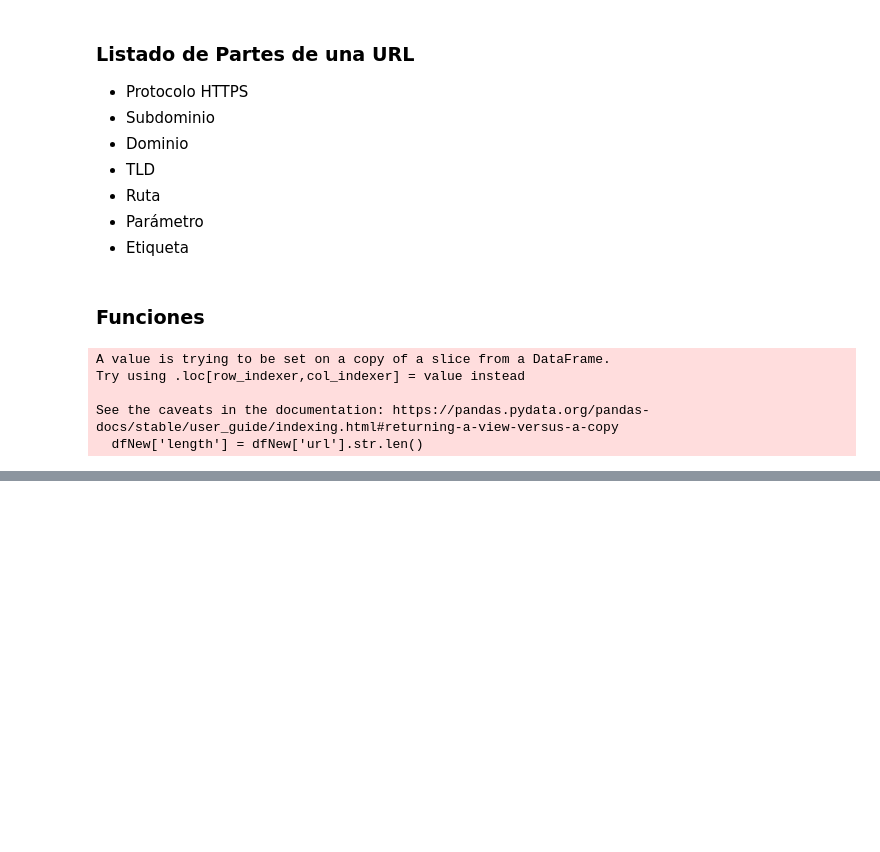
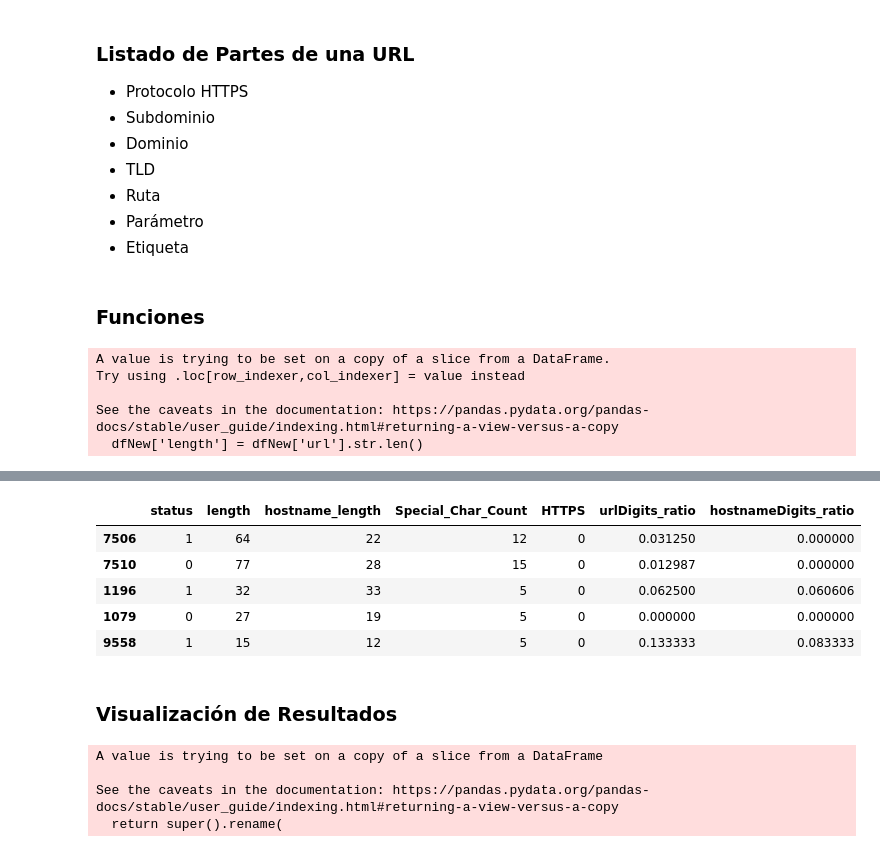
Before and after one commit to JavierCotto5201/LAB1_SDS, a Jupyter notebook: Laoratorio 1.ipynb, the cells around one changed output, grey strips where cells are left out. Cells and saved outputs as stored; diff of their text form; code cells hidden in the pictures; blank space fills up the shorter version.

```diff
--- a/Laoratorio 1.ipynb
+++ b/Laoratorio 1.ipynb
@@ -230,0 +224,3 @@ dfNew.sample(5)
+# %%
+dfNew['status'] = df['status'].replace(['legitimate', 'phishing'], ['0', '1'])
+dfNew.drop(['url'], axis=1, inplace=True)
@@ -230,0 +237,21 @@ dfNew.sample(5)
+# %%
+dfNew.sample(5)
+# %% [output]
+|  | status | length | hostname_length | Special_Char_Count | HTTPS | urlDigits_ratio | hostnameDigits_ratio |
+| 7506 | 1 | 64 | 22 | 12 | 0 | 0.031250 | 0.000000 |
+| 7510 | 0 | 77 | 28 | 15 | 0 | 0.012987 | 0.000000 |
+| 1196 | 1 | 32 | 33 | 5 | 0 | 0.062500 | 0.060606 |
+| 1079 | 0 | 27 | 19 | 5 | 0 | 0.000000 | 0.000000 |
+| 9558 | 1 | 15 | 12 | 5 | 0 | 0.133333 | 0.083333 |
+# %% [markdown]
+### Visualización de Resultados
+# %%
+from ydata_profiling import ProfileReport
+
+profile = ProfileReport(dfNew, title="Detecting Pishing in URLs")
+profile.to_file("Pishing.html")
+# %% [output]
+A value is trying to be set on a copy of a slice from a DataFrame
+
+See the caveats in the documentation: https://pandas.pydata.org/pandas-docs/stable/user_guide/indexing.html#returning-a-view-versus-a-copy
+  return super().rename(
```
Also changed, not shown: parts of 8 cells of this notebook, 1 other file.
